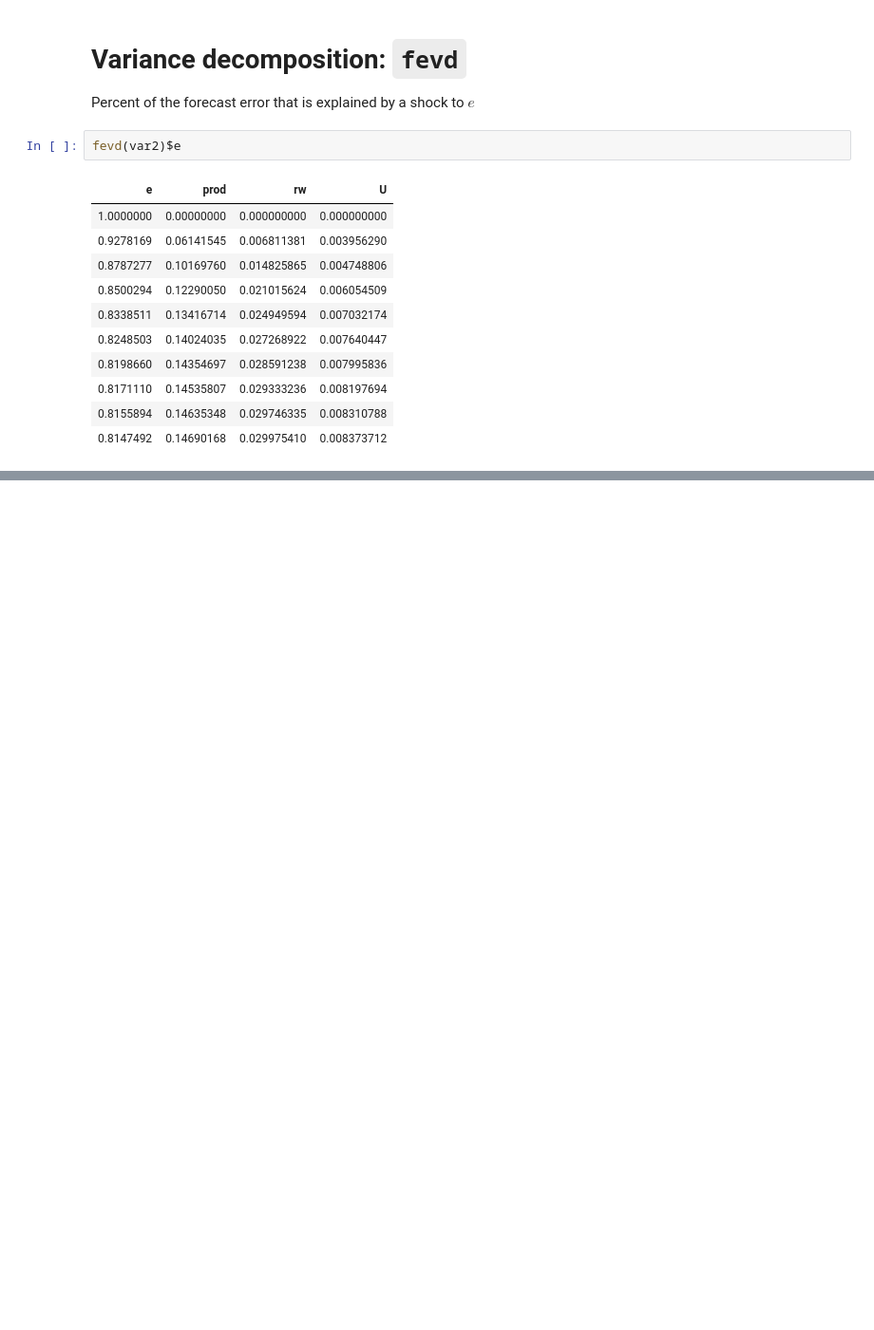
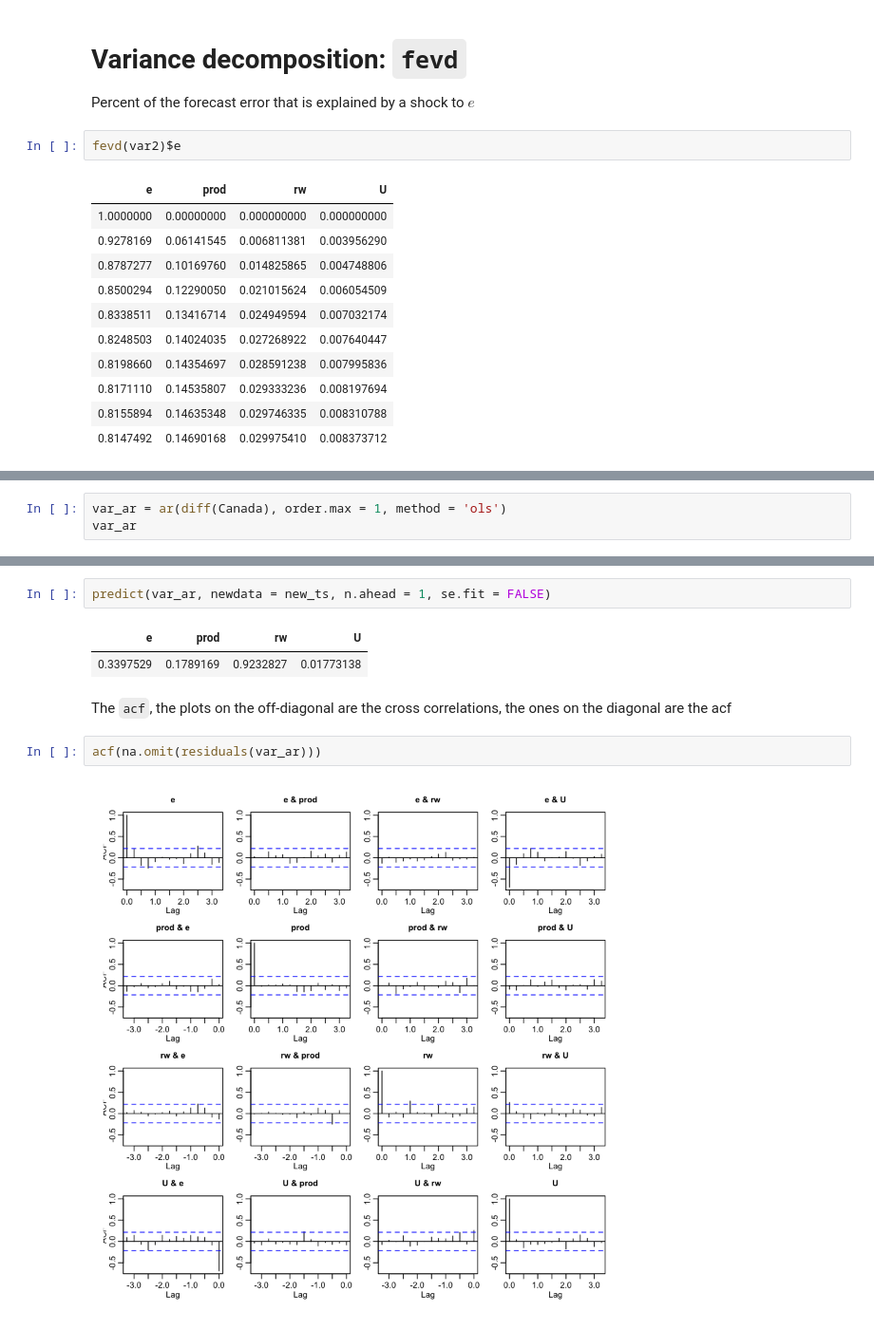
Before and after one commit to erikcs/TA, a Jupyter notebook: 4329_session1.ipynb, the cells around one changed output, grey strips where cells are left out. Shown at 95% size. Drawn from its saved outputs; the diff is of its cells as text; blank space fills up the shorter version.

```diff
--- a/4329_session1.ipynb
+++ b/4329_session1.ipynb
@@ -382,0 +414,3 @@ fevd(var2)$e
+# %%
+var_ar = ar(diff(Canada), order.max = 1, method = 'ols')
+var_ar
@@ -382,0 +446,11 @@ fevd(var2)$e
+# %%
+predict(var_ar, newdata = new_ts, n.ahead = 1, se.fit = FALSE)
+# %% [output]
+| e | prod | rw | U |
+| 0.3397529 | 0.1789169 | 0.9232827 | 0.01773138 |
+# %% [markdown]
+The `acf`, the plots on the off-diagonal are the cross correlations, the ones on the diagonal are the acf
+# %%
+acf(na.omit(residuals(var_ar)))
+# %% [output]
+[figure, added]
```
Also changed, not shown: parts of 12 cells of this notebook.
